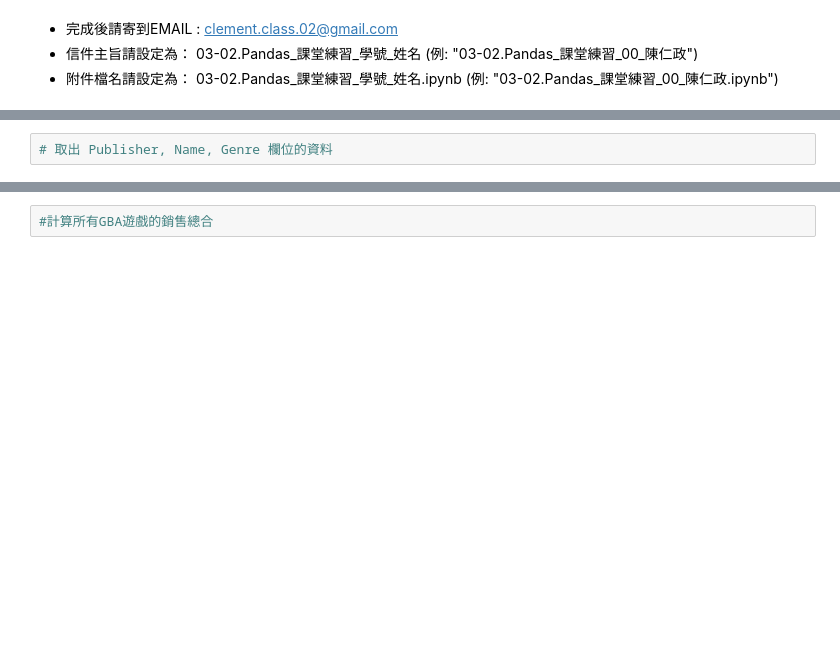
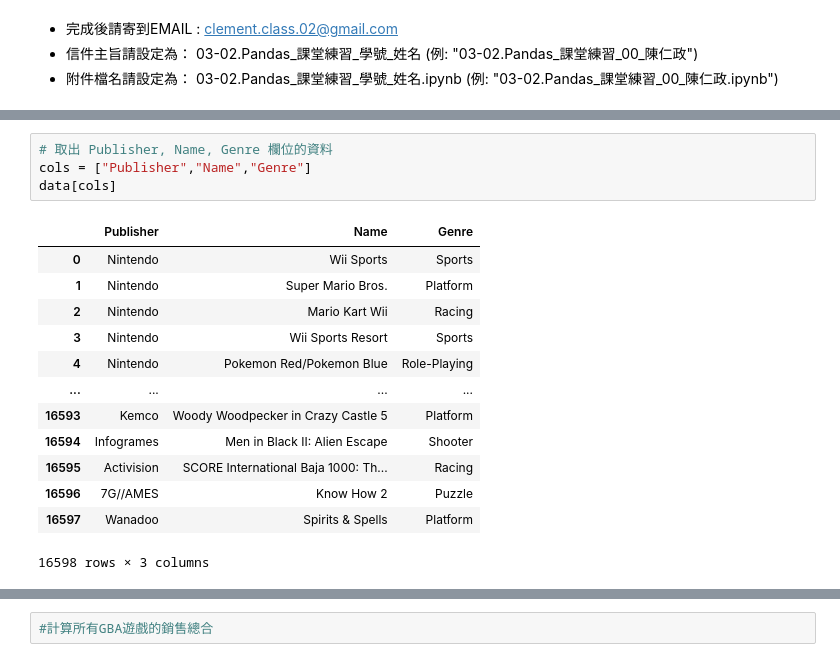
Before and after one commit to Yiting916/data_analysis, a Jupyter notebook: 03-02.Pandas_課堂練習.ipynb, the cells around one changed output, grey strips where cells are left out. Drawn from its saved outputs; the diff is of its cells as text; blank space fills up the shorter version.

```diff
--- a/03-02.Pandas_課堂練習.ipynb
+++ b/03-02.Pandas_課堂練習.ipynb
@@ -17,2 +77,18 @@ data.head()
 # %%
 # 取出 Publisher, Name, Genre 欄位的資料
+cols = ["Publisher","Name","Genre"]
+data[cols]
+# %% [output]
+|  | Publisher | Name | Genre |
+| 0 | Nintendo | Wii Sports | Sports |
+| 1 | Nintendo | Super Mario Bros. | Platform |
+| 2 | Nintendo | Mario Kart Wii | Racing |
+| 3 | Nintendo | Wii Sports Resort | Sports |
+| 4 | Nintendo | Pokemon Red/Pokemon Blue | Role-Playing |
+| ... | ... | ... | ... |
+| 16593 | Kemco | Woody Woodpecker in Crazy Castle 5 | Platform |
+| 16594 | Infogrames | Men in Black II: Alien Escape | Shooter |
+| 16595 | Activision | SCORE International Baja 1000: Th... | Racing |
+| 16596 | 7G//AMES | Know How 2 | Puzzle |
+| 16597 | Wanadoo | Spirits & Spells | Platform |
+16598 rows × 3 columns
```
Also changed, not shown: parts of 13 cells of this notebook.
